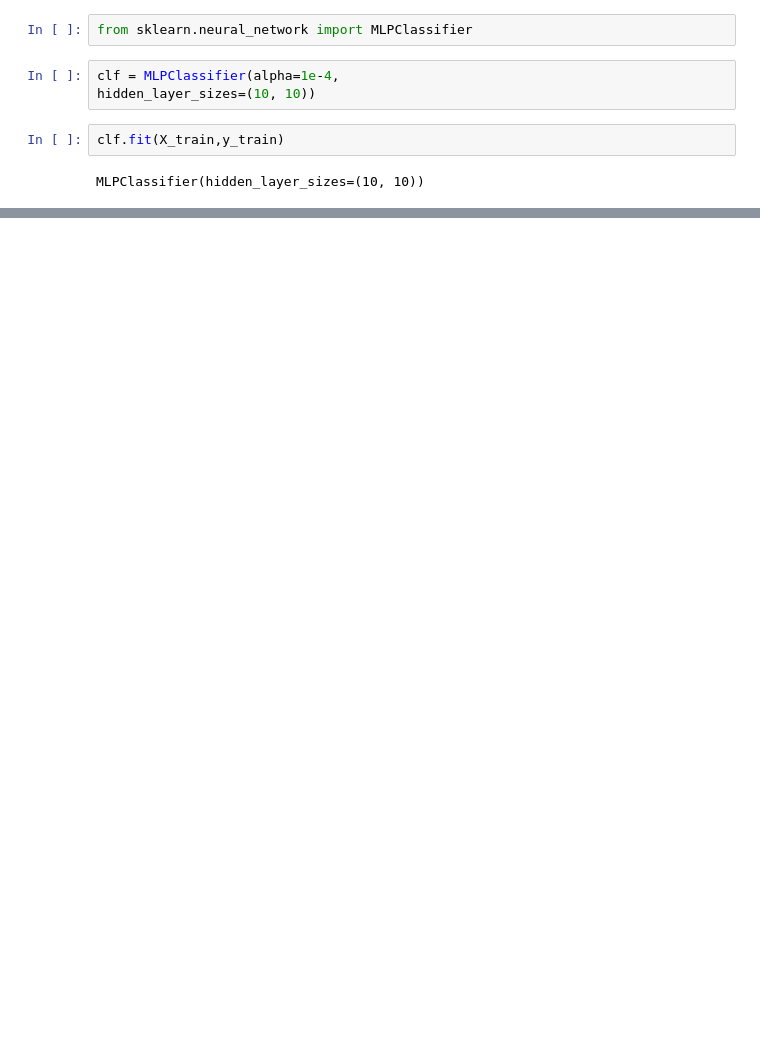
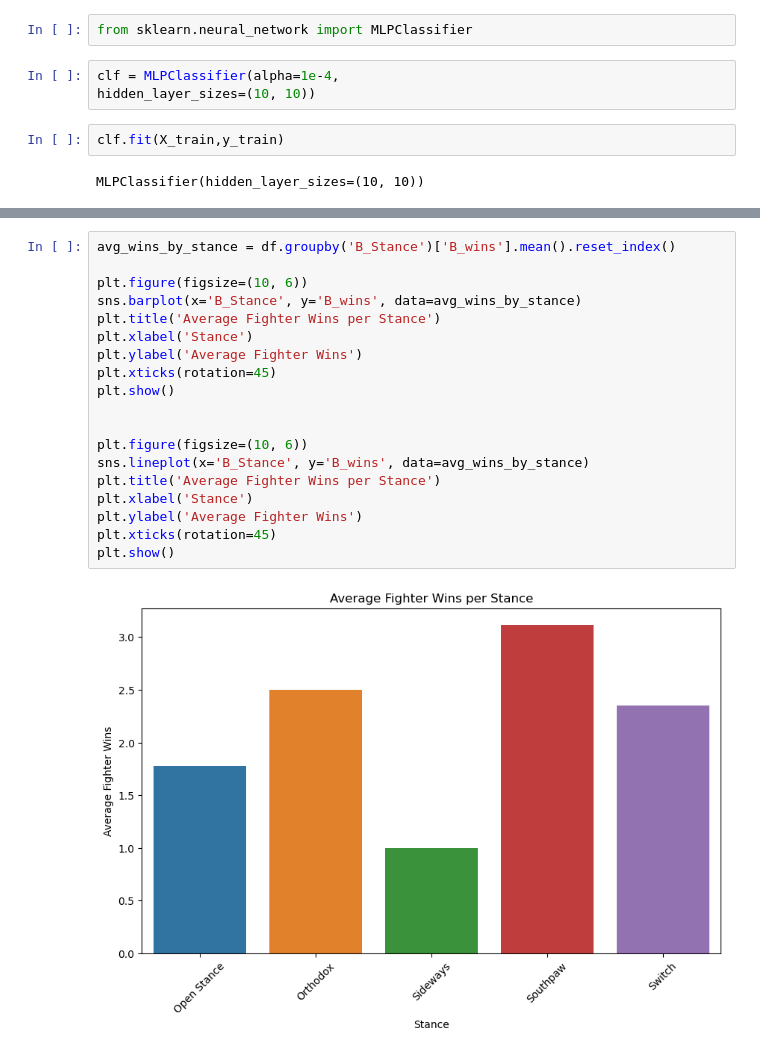
Before and after one commit to KennyLiang2302/ufc_prediction, a Jupyter notebook: new.ipynb, the cells around one changed output, grey strips where cells are left out. Saved outputs shown, nothing was run; the diff lists cells and outputs as text; blank space fills up the shorter version.

```diff
--- a/new.ipynb
+++ b/new.ipynb
@@ -211,0 +254,21 @@ clf.score(X_train,y_train)
+# %%
+avg_wins_by_stance = df.groupby('B_Stance')['B_wins'].mean().reset_index()
+
+plt.figure(figsize=(10, 6))
+sns.barplot(x='B_Stance', y='B_wins', data=avg_wins_by_stance)
+plt.title('Average Fighter Wins per Stance')
+plt.xlabel('Stance')
+plt.ylabel('Average Fighter Wins')
+plt.xticks(rotation=45)
+plt.show()
+
+
+plt.figure(figsize=(10, 6))
+sns.lineplot(x='B_Stance', y='B_wins', data=avg_wins_by_stance)
+plt.title('Average Fighter Wins per Stance')
+plt.xlabel('Stance')
+plt.ylabel('Average Fighter Wins')
+plt.xticks(rotation=45)
+plt.show()
+# %% [output]
+[figure, added]
```
Also changed, not shown: parts of 26 cells of this notebook.
